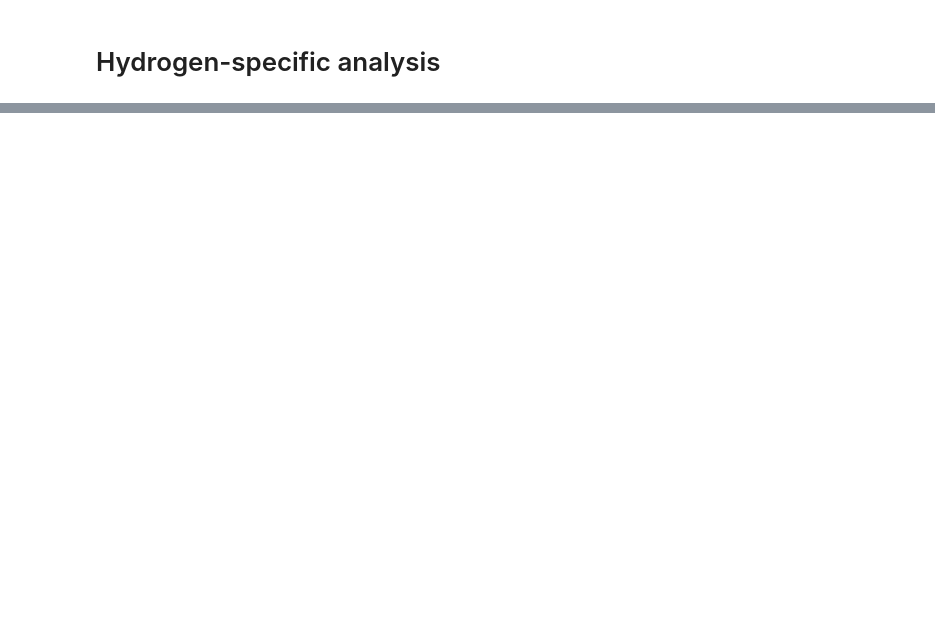
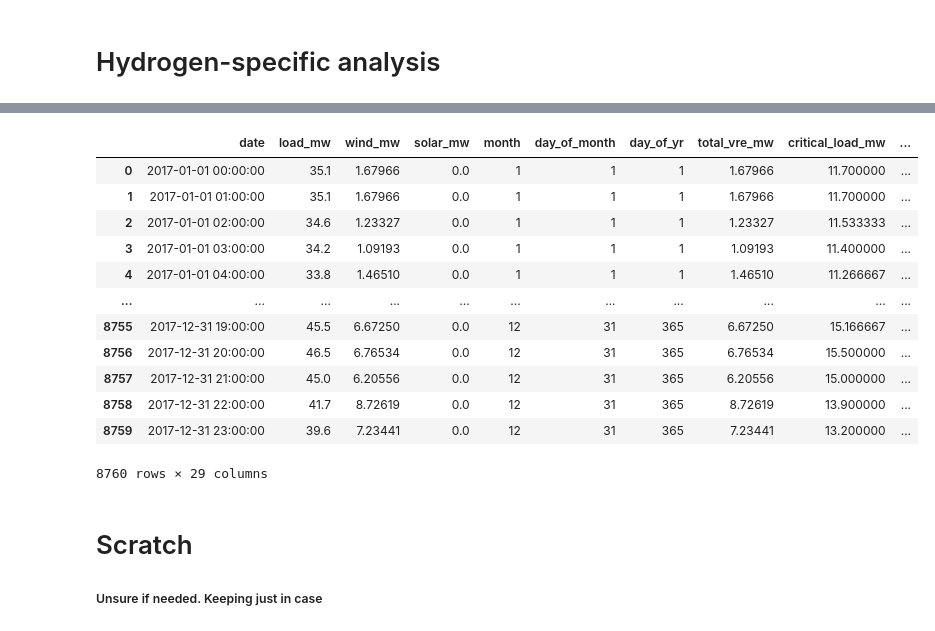
Before and after one commit to b-o-l-l-a/aes-engy-692, a Jupyter notebook: amerigo_island/notebooks/hydrogen.ipynb, the cells around one changed output, grey strips where cells are left out. Drawn from its saved outputs; the diff is of its cells as text; code cells hidden in the pictures; blank space fills up the shorter version.

```diff
--- a/amerigo_island/notebooks/hydrogen.ipynb
+++ b/amerigo_island/notebooks/hydrogen.ipynb
@@ -29,13 +29,14 @@ load_and_vre_df.columns = input_cols
 
 ### COMMON - columns needed bt legacy gen, batteries, hydrogen
 total_vre_gen_colname = 'total_vre_mw'
+hourly_vre_gen_wo_storage_colname = 'hourly_vre_gen_wo_storage'
 day_of_month_colname = 'day_of_month'
 day_of_yr_colname = 'day_of_yr'
 week_of_yr_colname = 'wk_of_yr'
 month_colname = 'month'
 year_colname = 'year'
 weekday_colname = 'weekday'
-daily_load_vre_diff_colname = 'daily_load_vre_diff'
+load_vre_diff_colname = 'load_vre_diff'
 prev_7_load_colname = 'prev_7_load'
 prev_7_load_vre_diff_colname = 'prev_7_load_vre_diff'
 prev_7_vre_gen_colname = 'prev_7_vre_gen'
@@ -118,12 +135,25 @@ def add_common_derived_columns(df):
     decorated_df[surplus_vre_colname] = \
         -decorated_df[critical_load_less_vre_colname]
 
+    decorated_df[load_vre_diff_colname] = \
+        decorated_df[load_colname] \
+        - decorated_df[total_vre_gen_colname]
+
+    decorated_df[load_vre_diff_colname] = decorated_df[load_vre_diff_colname]\
+        .map(lambda x: x if x > 0 else 0)
+
     decorated_df[critical_load_less_vre_colname] = decorated_df[critical_load_less_vre_colname]\
         .map(lambda x: x if x > 0 else 0)
 
     decorated_df[surplus_vre_colname] = decorated_df[surplus_vre_colname]\
         .map(lambda x: x if x > 0 else 0)
 
+    decorated_df[hourly_vre_gen_wo_storage_colname] = decorated_df.apply(
+        lambda x: x[total_vre_gen_colname] if x[total_vre_gen_colname] <= x[critical_load_mw_colname] else x[critical_load_mw_colname],
+        axis=1
+    )
+
+
     return decorated_df
 # %%
 final_load_and_vre_df = add_common_derived_columns(cleaned_load_and_vre_df)
@@ -245,0 +366,7 @@ h2_hourly_df.head(24)
+# %%
+battery_config = {
+    battery_capacity_mwh_config_prop : BATTERY_CAPACITY_MWH,
+    battery_power_mw_config_prop : BATTERY_POWER_MW
+}
+# %%
+battery_hourly_df = add_battery_cols(h2_hourly_df, battery_config)
@@ -245,0 +388,19 @@ h2_hourly_df.head(24)
+# %%
+battery_hourly_df
+# %% [output]
+|  | date | load_mw | wind_mw | solar_mw | month | day_of_month | day_of_yr | total_vre_mw | critical_load_mw | ... |
+| 0 | 2017-01-01 00:00:00 | 35.1 | 1.67966 | 0.0 | 1 | 1 | 1 | 1.67966 | 11.700000 | ... |
+| 1 | 2017-01-01 01:00:00 | 35.1 | 1.67966 | 0.0 | 1 | 1 | 1 | 1.67966 | 11.700000 | ... |
+| 2 | 2017-01-01 02:00:00 | 34.6 | 1.23327 | 0.0 | 1 | 1 | 1 | 1.23327 | 11.533333 | ... |
+| 3 | 2017-01-01 03:00:00 | 34.2 | 1.09193 | 0.0 | 1 | 1 | 1 | 1.09193 | 11.400000 | ... |
+| 4 | 2017-01-01 04:00:00 | 33.8 | 1.46510 | 0.0 | 1 | 1 | 1 | 1.46510 | 11.266667 | ... |
+| ... | ... | ... | ... | ... | ... | ... | ... | ... | ... | ... |
+| 8755 | 2017-12-31 19:00:00 | 45.5 | 6.67250 | 0.0 | 12 | 31 | 365 | 6.67250 | 15.166667 | ... |
+| 8756 | 2017-12-31 20:00:00 | 46.5 | 6.76534 | 0.0 | 12 | 31 | 365 | 6.76534 | 15.500000 | ... |
+| 8757 | 2017-12-31 21:00:00 | 45.0 | 6.20556 | 0.0 | 12 | 31 | 365 | 6.20556 | 15.000000 | ... |
+| 8758 | 2017-12-31 22:00:00 | 41.7 | 8.72619 | 0.0 | 12 | 31 | 365 | 8.72619 | 13.900000 | ... |
+| 8759 | 2017-12-31 23:00:00 | 39.6 | 7.23441 | 0.0 | 12 | 31 | 365 | 7.23441 | 13.200000 | ... |
+8760 rows × 29 columns
+# %% [markdown]
+# Scratch
+##### Unsure if needed. Keeping just in case
```
Also changed, not shown: parts of 16 cells of this notebook.
